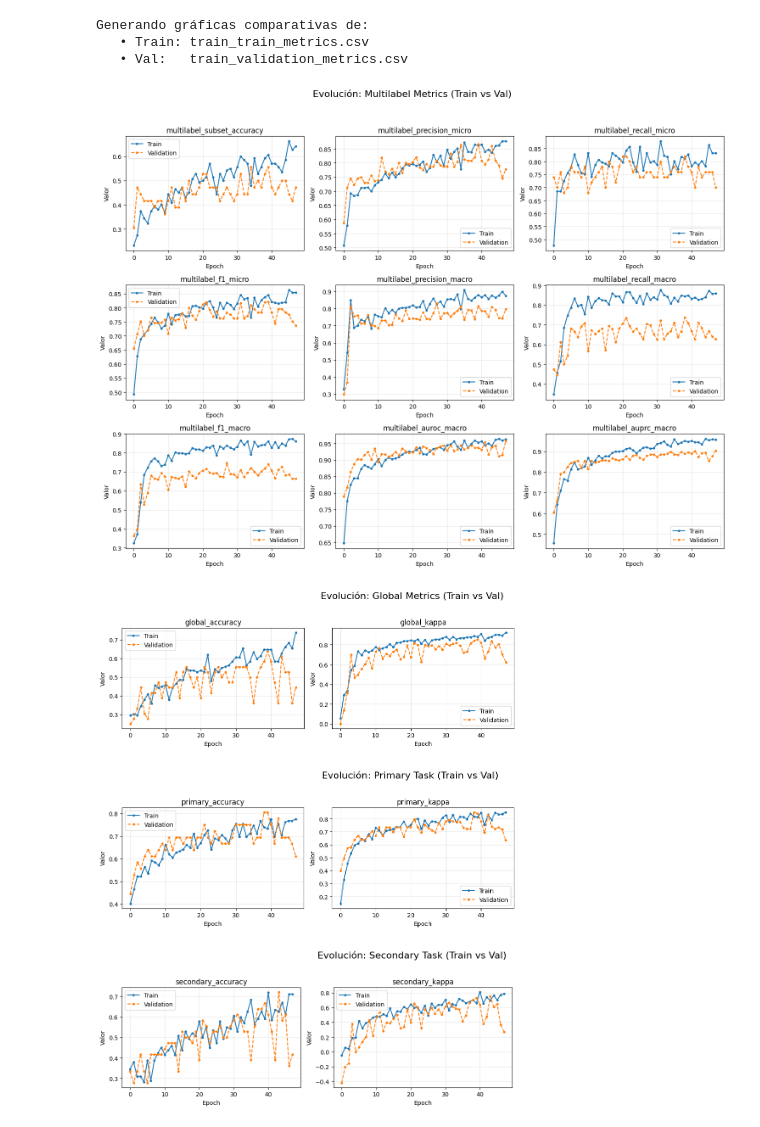
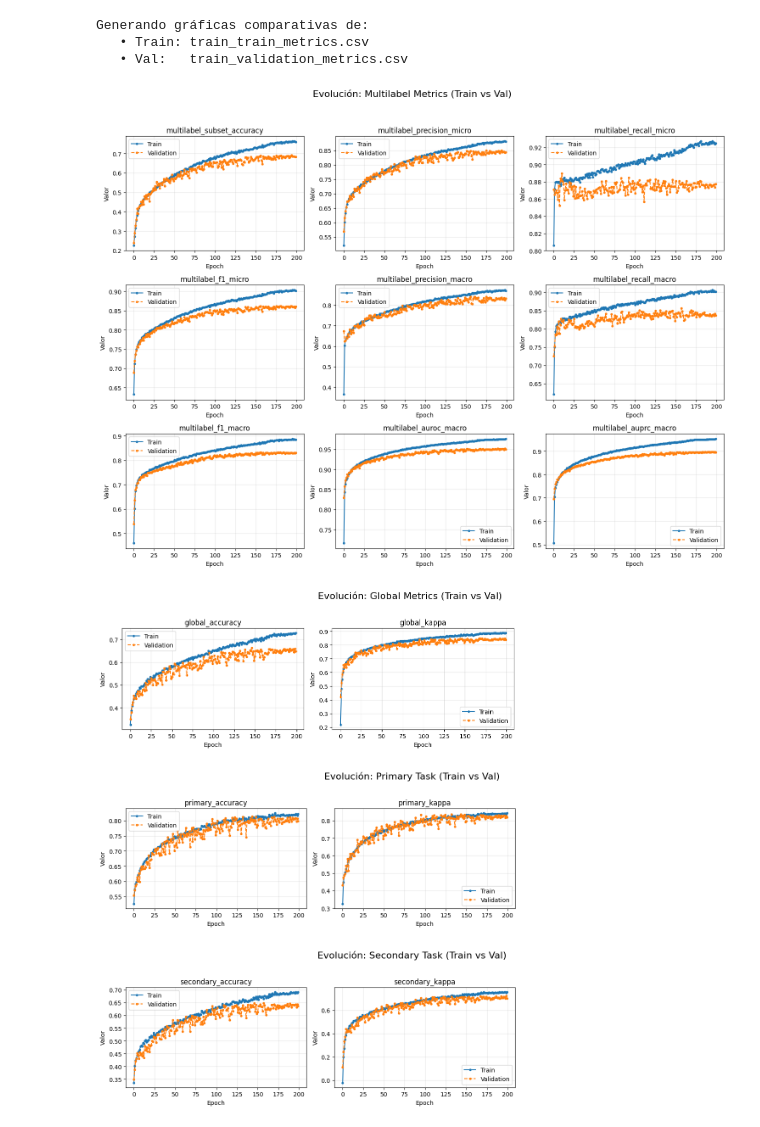
Before and after one commit to Nataliah612/Prost_Graph, a Jupyter notebook: notebooks/results_visualization.ipynb, the cells around one changed output. Saved outputs shown, nothing was run; the diff lists cells and outputs as text; code cells hidden in the pictures.

Commit message:
results analysis

```diff
--- a/notebooks/results_visualization.ipynb
+++ b/notebooks/results_visualization.ipynb
@@ -111,38 +111,38 @@ def analizar_entrenamiento_y_test(ruta_carpeta):
                 ax.plot(df_v['epoch'], df_v[col], label='Validation', marker='.', linestyle='--')
 
                 ax.set_title(col)
                 ax.set_xlabel('Epoch')
                 ax.set_ylabel('Valor')
                 ax.legend()
                 ax.grid(True, alpha=0.3)
 
             # Ocultar subplots vacíos si los hay
             for j in range(i + 1, len(axes)):
                 axes[j].axis('off')
 
             plt.tight_layout(rect=[0, 0.03, 1, 0.95])
             plt.show()
     else:
         print("No se encontraron los archivos 'train_train' y 'train_validation' para graficar.")
 
     # --- PARTE 2: RESULTADOS FINALES (Test y Sicap) ---
     print("\n" + "="*80)
     print("RESULTADOS FINALES EN DATASETS DE PRUEBA")
     print("="*80)
 
     mostrar_resultados_test(ruta_carpeta, f_test, "TEST INTERNO (Train Test)")
     mostrar_resultados_test(ruta_carpeta, f_sicap, "TEST EXTERNO (SICAP)")
 
 # --- EJECUCIÓN ---
-analizar_entrenamiento_y_test("/workspace/results/try_graph_0.0001_16_50_False")
+analizar_entrenamiento_y_test("/workspace/results/20260109_212740_model-KEEP_frozen_graph_alphape-0_alphapc-0_AdamW_lrate-1e-05_wdecay-1e-05_batch_size-32_epochs-200")
 # %% [output]
 Generando gráficas comparativas de:
    • Train: train_train_metrics.csv
    • Val:   train_validation_metrics.csv
-[figure, old version]
+[figure, new version]
-[figure, old version]
+[figure, new version]
-[figure, old version]
+[figure, new version]
-[figure, old version]
+[figure, new version]
 ================================================================================
 RESULTADOS FINALES EN DATASETS DE PRUEBA
 ================================================================================
```
Also changed, not shown: parts of 2 cells of this notebook, 3 other files.
